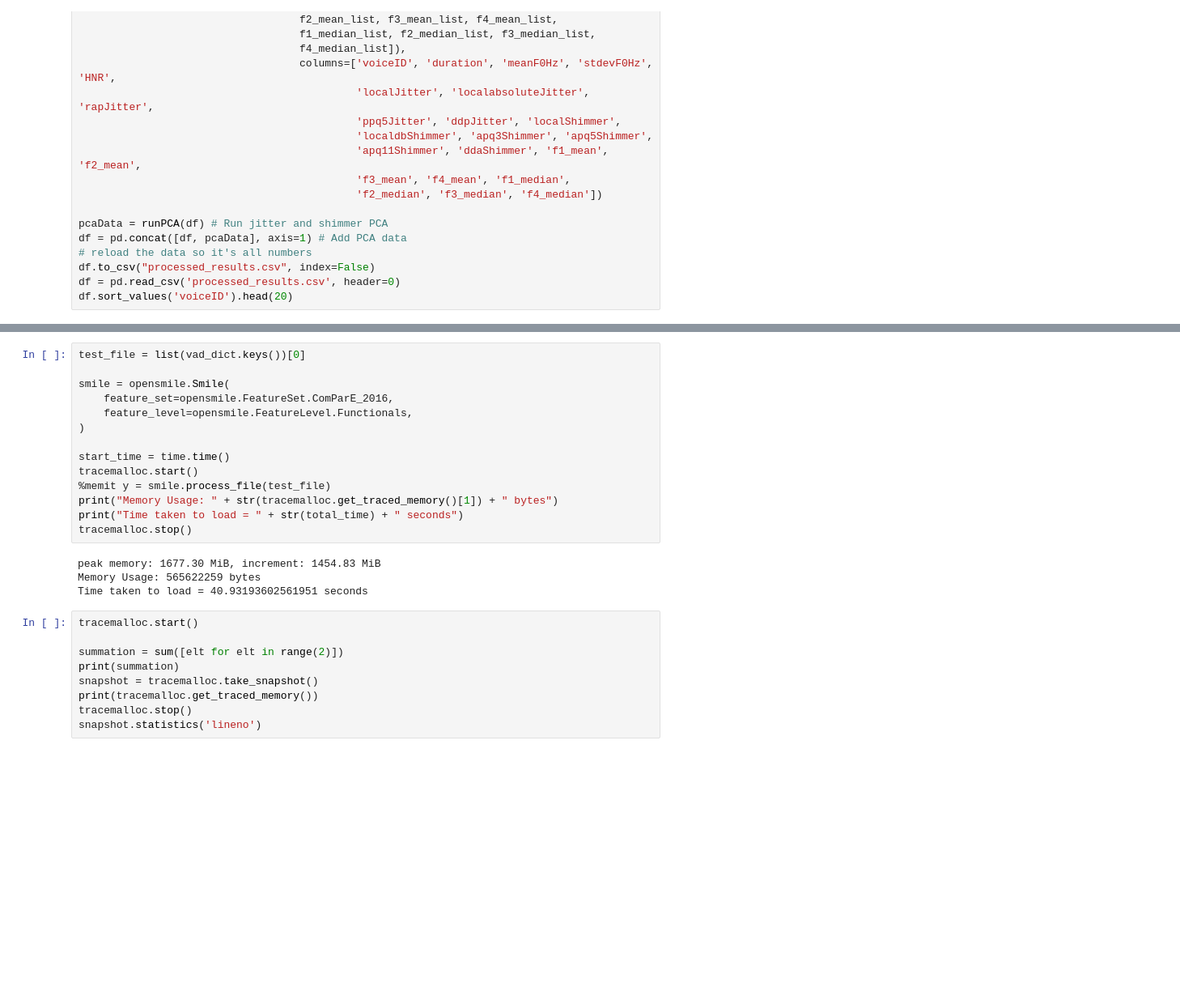
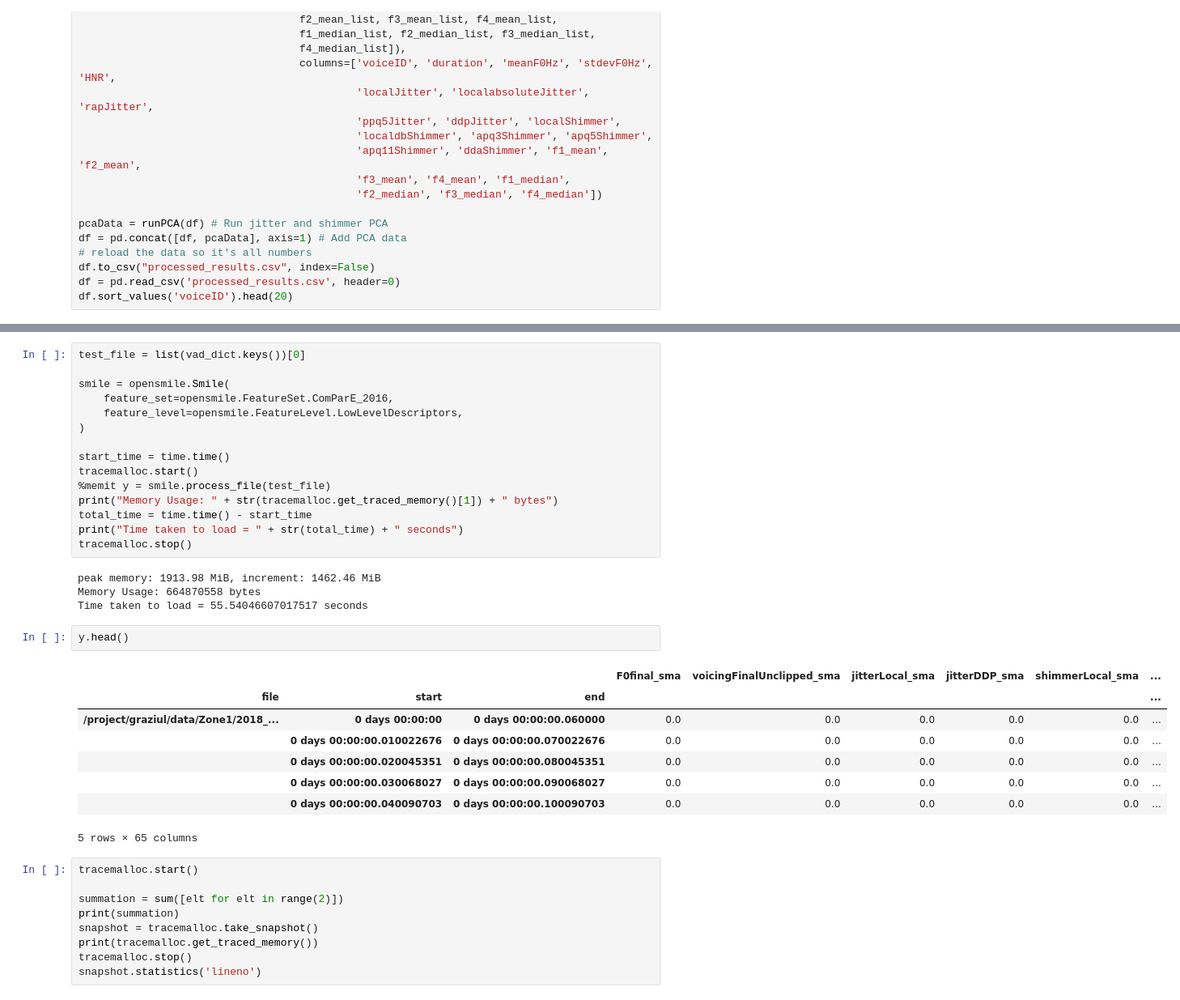
Before and after one commit to anishkanabar/lang-of-pol, a Jupyter notebook: dominance_analysis/Dominance_Analysis.ipynb, the cells around one changed output, grey strips where cells are left out. Shown at 81% size. Saved outputs shown, nothing was run; the diff lists cells and outputs as text; blank space fills up the shorter version.

```diff
--- a/dominance_analysis/Dominance_Analysis.ipynb
+++ b/dominance_analysis/Dominance_Analysis.ipynb
@@ -266,19 +274,31 @@ test_file = list(vad_dict.keys())[0]
 
 smile = opensmile.Smile(
     feature_set=opensmile.FeatureSet.ComParE_2016,
-    feature_level=opensmile.FeatureLevel.Functionals,
+    feature_level=opensmile.FeatureLevel.LowLevelDescriptors,
 )
 
 start_time = time.time()
 tracemalloc.start()
 %memit y = smile.process_file(test_file)
 print("Memory Usage: " + str(tracemalloc.get_traced_memory()[1]) + " bytes")
+total_time = time.time() - start_time
 print("Time taken to load = " + str(total_time) + " seconds")
 tracemalloc.stop()
 # %% [output]
-peak memory: 1677.30 MiB, increment: 1454.83 MiB
-Memory Usage: 565622259 bytes
-Time taken to load = 40.93193602561951 seconds
+peak memory: 1913.98 MiB, increment: 1462.46 MiB
+Memory Usage: 664870558 bytes
+Time taken to load = 55.54046607017517 seconds
+# %%
+y.head()
+# %% [output]
+|  |  |  | F0final_sma | voicingFinalUnclipped_sma | jitterLocal_sma | jitterDDP_sma | shimmerLocal_sma | ... |
+| file | start | end |  |  |  |  |  | ... |
+| /project/graziul/data/Zone1/2018_... | 0 days 00:00:00 | 0 days 00:00:00.060000 | 0.0 | 0.0 | 0.0 | 0.0 | 0.0 | ... |
+|  | 0 days 00:00:00.010022676 | 0 days 00:00:00.070022676 | 0.0 | 0.0 | 0.0 | 0.0 | 0.0 | ... |
+|  | 0 days 00:00:00.020045351 | 0 days 00:00:00.080045351 | 0.0 | 0.0 | 0.0 | 0.0 | 0.0 | ... |
+|  | 0 days 00:00:00.030068027 | 0 days 00:00:00.090068027 | 0.0 | 0.0 | 0.0 | 0.0 | 0.0 | ... |
+|  | 0 days 00:00:00.040090703 | 0 days 00:00:00.100090703 | 0.0 | 0.0 | 0.0 | 0.0 | 0.0 | ... |
+5 rows × 65 columns
 # %%
 tracemalloc.start()
 
```
Also changed, not shown: parts of 3 cells of this notebook, 2 other files.
